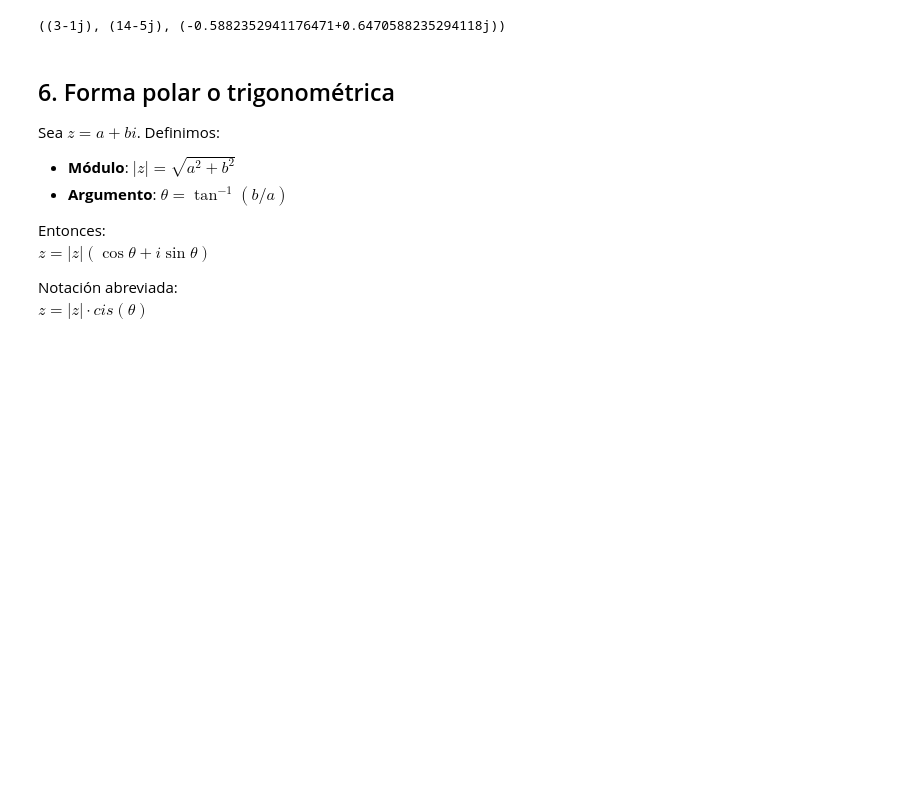
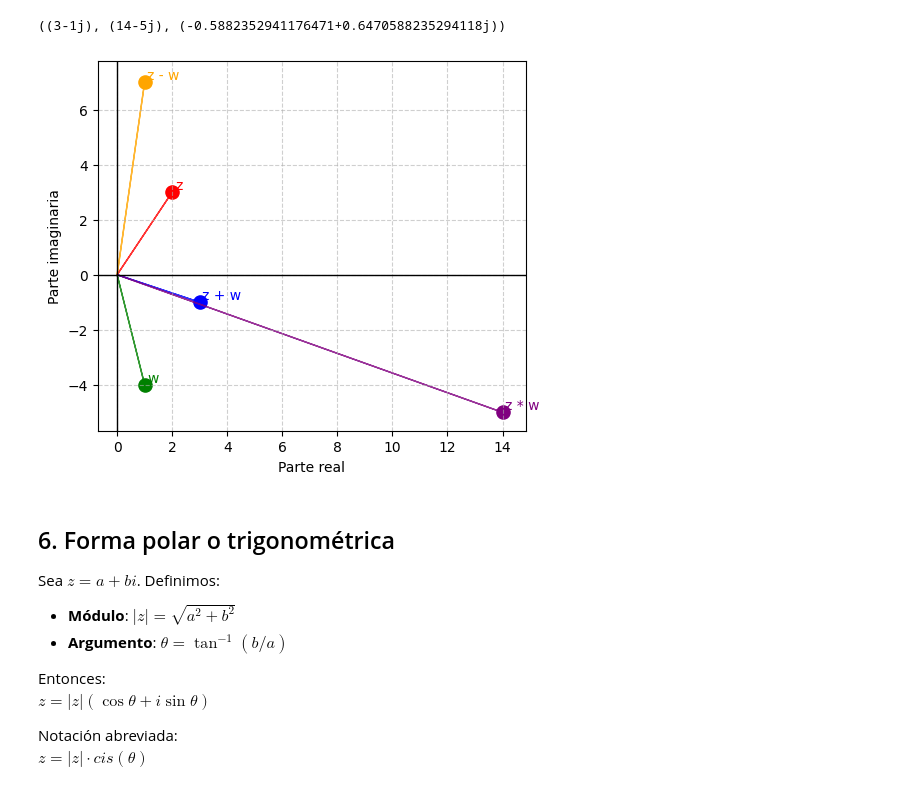
Before and after one commit to adrianaalvarad/QuantumHub-Maths, a Jupyter notebook: Session1_ComplexNumbers.ipynb, the cells around one changed output. Cells and saved outputs as stored; diff of their text form; code cells hidden in the pictures; blank space fills up the shorter version.

```diff
--- a/Session1_ComplexNumbers.ipynb
+++ b/Session1_ComplexNumbers.ipynb
@@ -108,6 +203,58 @@ division = z / w
 suma, multiplicacion, division
 # %% [output]
 ((3-1j), (14-5j), (-0.5882352941176471+0.6470588235294118j))
+# %%
+import matplotlib.pyplot as plt
+
+def plot_complex_operations(z, w):
+    """
+    Muestra operaciones básicas entre dos números complejos:
+    suma, resta y multiplicación en el plano complejo.
+
+    Parámetros:
+    -----------
+    z, w : complex
+        Números complejos a operar.
+    """
+    suma = z + w
+    resta = z - w
+    mult = z * w
+
+    operaciones = {
+        "z": z,
+        "w": w,
+        "z + w": suma,
+        "z - w": resta,
+        "z * w": mult
+    }
+
+    fig, ax = plt.subplots()
+
+    colores = ["red", "green", "blue", "orange", "purple"]
+
+    for (nombre, valor), c in zip(operaciones.items(), colores):
+        # vector desde el origen
+        ax.arrow(0, 0, valor.real, valor.imag,
+                 head_width=0.12, head_length=0.15,
+                 fc=c, ec=c, alpha=0.8)
+        # punto y etiqueta
+        ax.scatter(valor.real, valor.imag, color=c, s=90)
+        ax.text(valor.real+0.1, valor.imag+0.1, nombre, fontsize=10, color=c)
+
+    # Configuración de ejes
+    ax.axhline(0, color="black", lw=1)
+    ax.axvline(0, color="black", lw=1)
+    ax.set_xlabel("Parte real")
+    ax.set_ylabel("Parte imaginaria")
+    ax.set_aspect("equal", adjustable="box")
+    ax.grid(True, linestyle="--", alpha=0.6)
+    plt.show()
+
+z = 2 + 3j
+w = 1 - 4j
+plot_complex_operations(z, w)
+# %% [output]
+[figure, added]
 # %% [markdown]
 
 ## 6. Forma polar o trigonométrica
```
Also changed, not shown: parts of 10 cells of this notebook.
